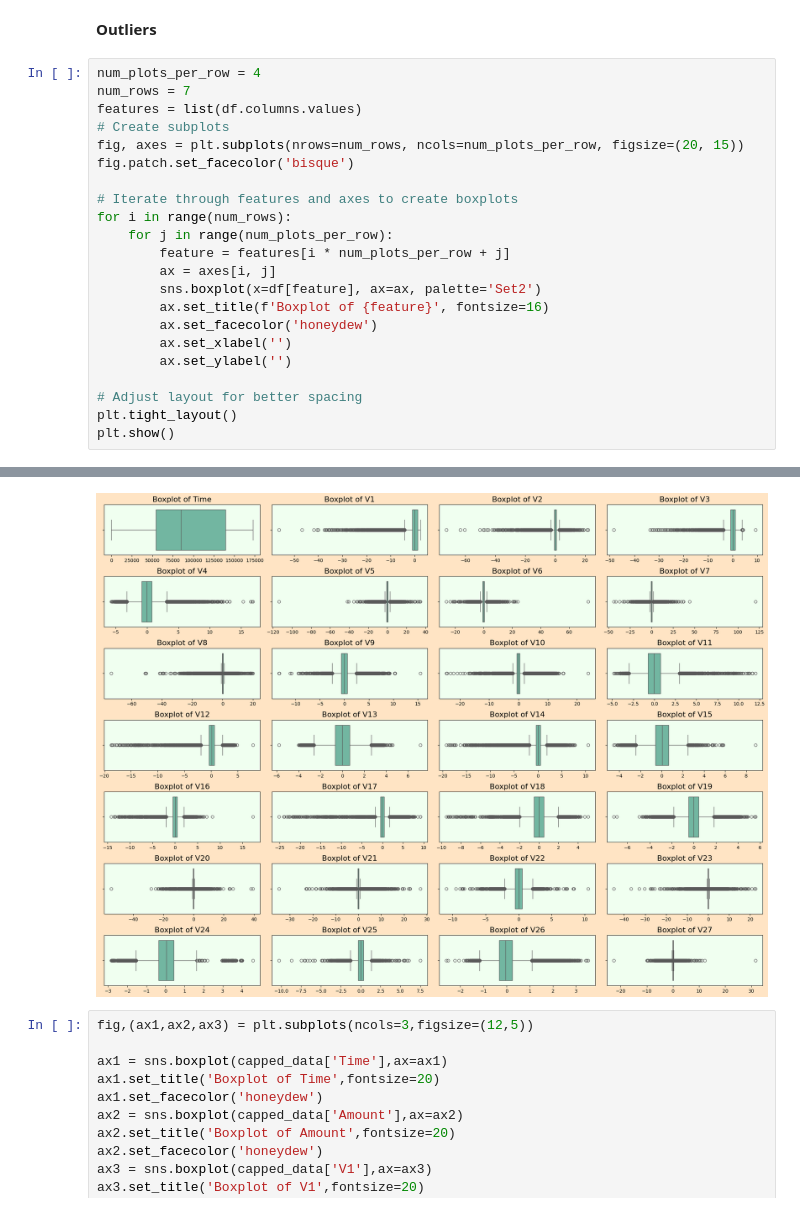
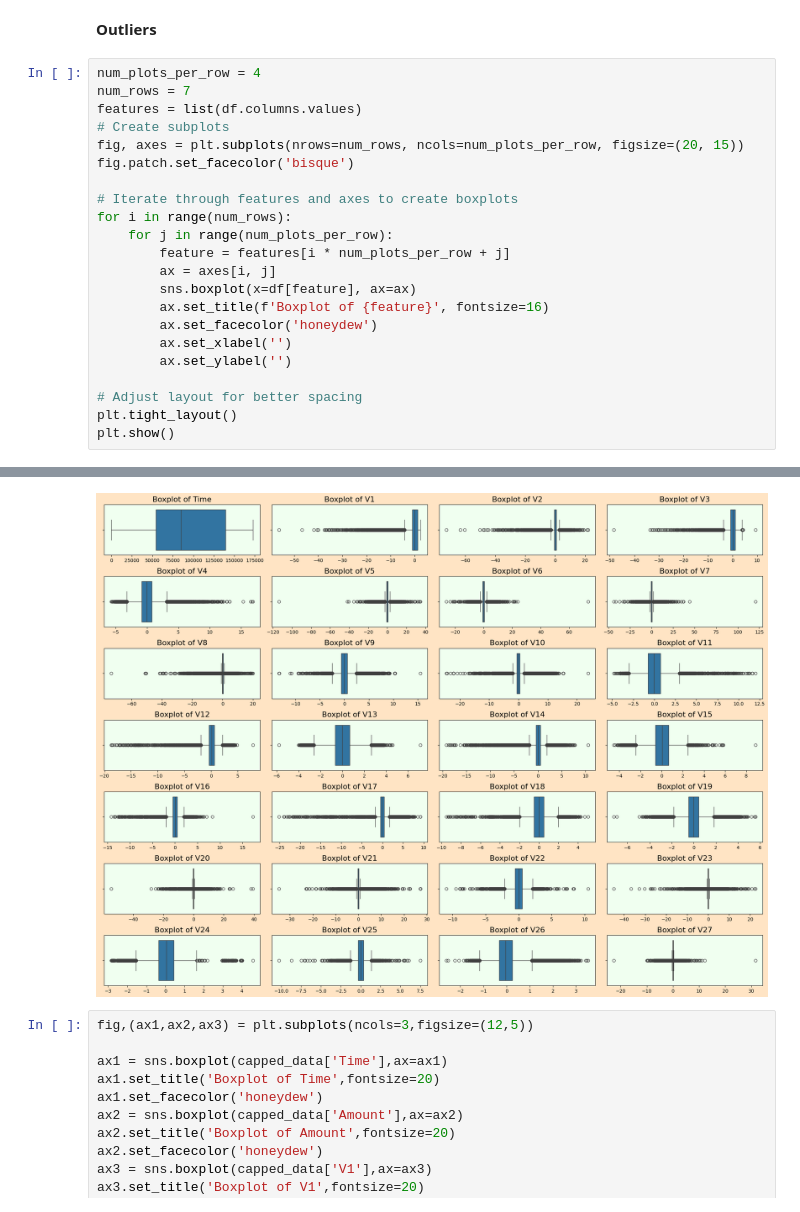
Before and after one commit to elahekarimi/Fraud-detection, a Jupyter notebook: Fraud_detection.ipynb, the cells around one changed output, grey strips where cells are left out. Saved outputs shown, nothing was run; the diff lists cells and outputs as text.

```diff
--- a/Fraud_detection.ipynb
+++ b/Fraud_detection.ipynb
@@ -378,7 +350,7 @@ for i in range(num_rows):
     for j in range(num_plots_per_row):
         feature = features[i * num_plots_per_row + j]
         ax = axes[i, j]
-        sns.boxplot(x=df[feature], ax=ax, palette='Set2')
+        sns.boxplot(x=df[feature], ax=ax)
         ax.set_title(f'Boxplot of {feature}', fontsize=16)
         ax.set_facecolor('honeydew')
         ax.set_xlabel('')
@@ -408,4 +363,4 @@ Passing `palette` without assigning `hue` is deprecated and will be removed in v
-[figure, old version]
+[figure, new version]
 # %%
 fig,(ax1,ax2,ax3) = plt.subplots(ncols=3,figsize=(12,5))
 
```
Also changed, not shown: parts of 5 cells of this notebook.
